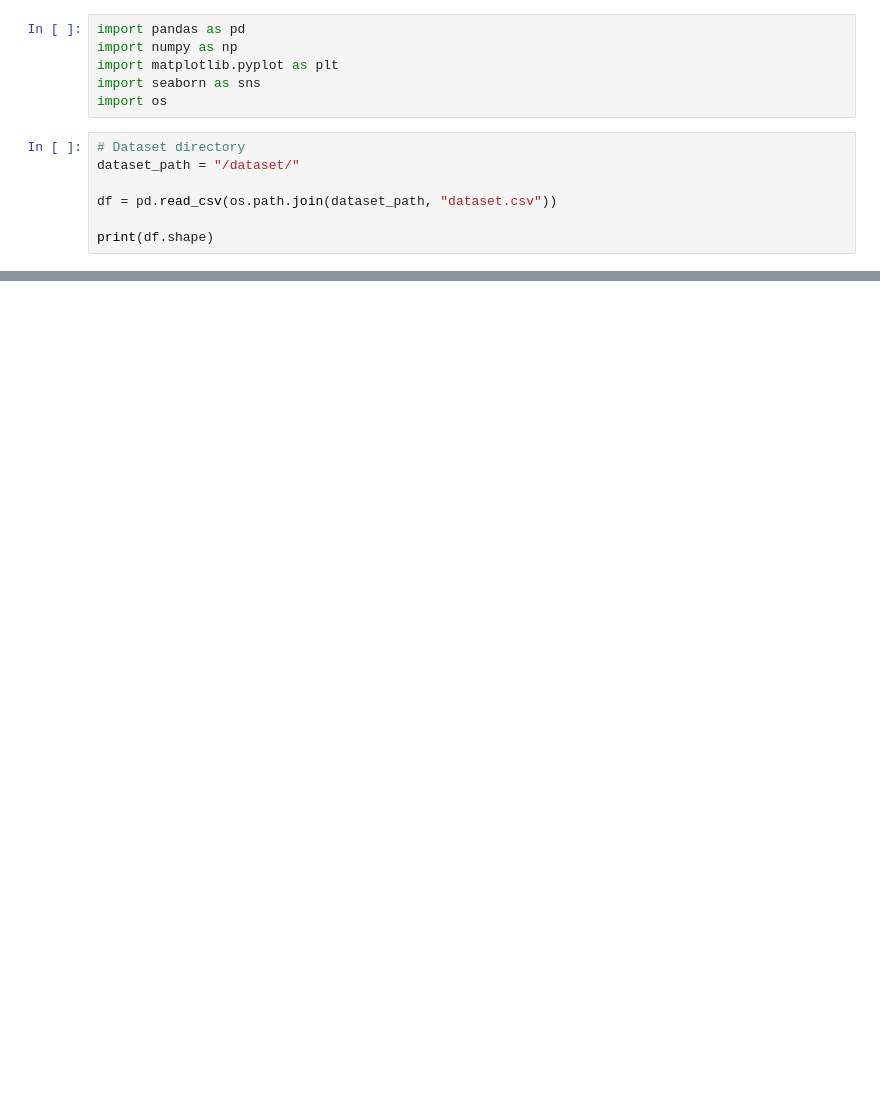
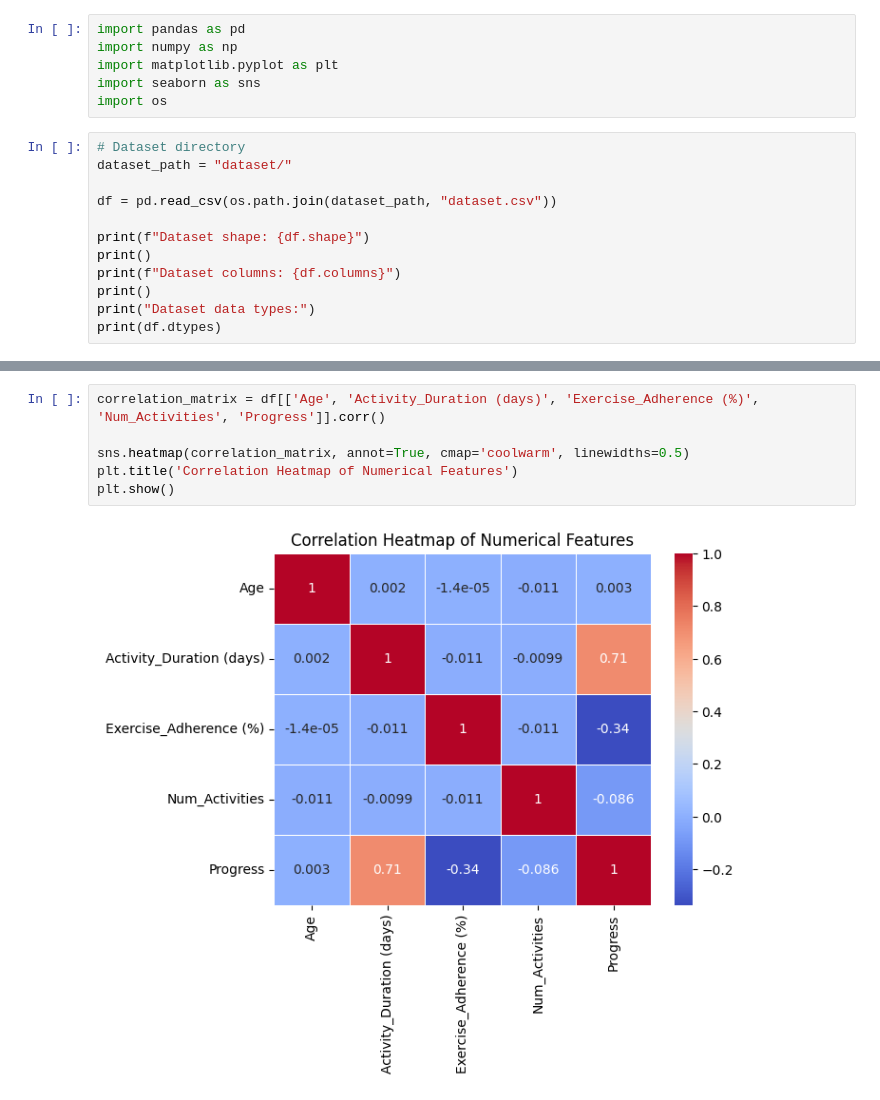
Before and after one commit to janaveniice/MAD-SleepProgressAI, a Jupyter notebook: model.ipynb, the cells around one changed output, grey strips where cells are left out. Drawn from its saved outputs; the diff is of its cells as text; blank space fills up the shorter version.

```diff
--- a/model.ipynb
+++ b/model.ipynb
@@ -6,9 +6,14 @@ import seaborn as sns
 import os
 # %%
 # Dataset directory
-dataset_path = "/dataset/"
+dataset_path = "dataset/"
 
 df = pd.read_csv(os.path.join(dataset_path, "dataset.csv"))
 
-print(df.shape)
+print(f"Dataset shape: {df.shape}")
+print()
+print(f"Dataset columns: {df.columns}")
+print()
+print("Dataset data types:")
+print(df.dtypes)
 # %% [output]
@@ -15,0 +42,8 @@ FileNotFoundError: [Errno 2] No such file or directory: '../dataset/dataset.csv'
+# %%
+correlation_matrix = df[['Age', 'Activity_Duration (days)', 'Exercise_Adherence (%)', 'Num_Activities', 'Progress']].corr()
+
+sns.heatmap(correlation_matrix, annot=True, cmap='coolwarm', linewidths=0.5)
+plt.title('Correlation Heatmap of Numerical Features')
+plt.show()
+# %% [output]
+[figure, added]
```
Also changed, not shown: parts of 13 cells of this notebook, 4 other files.
